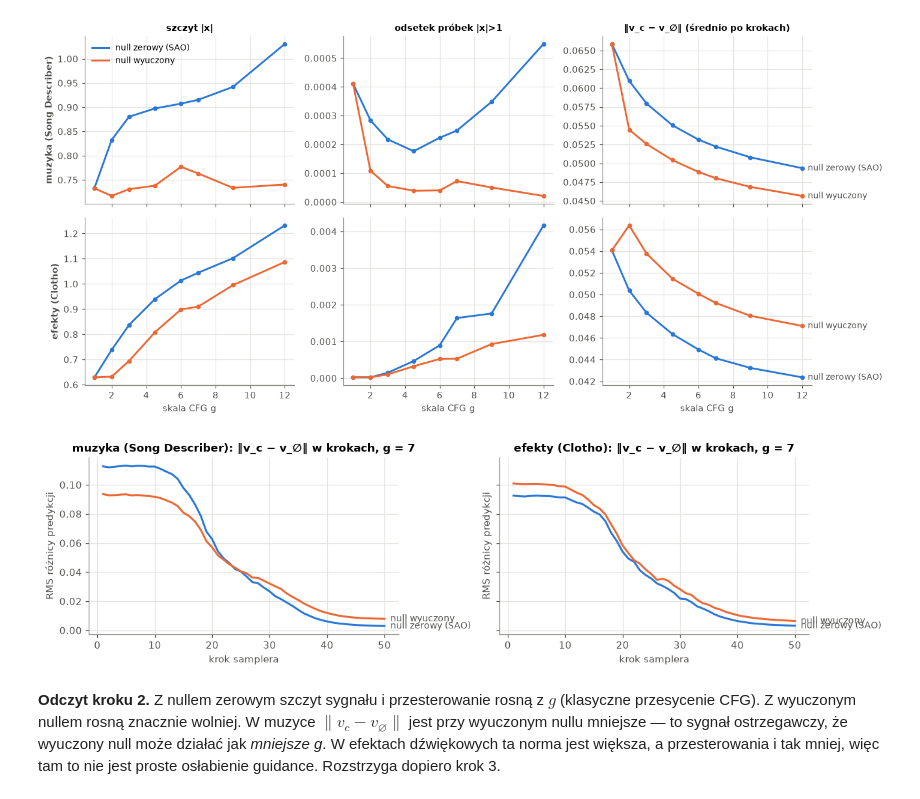
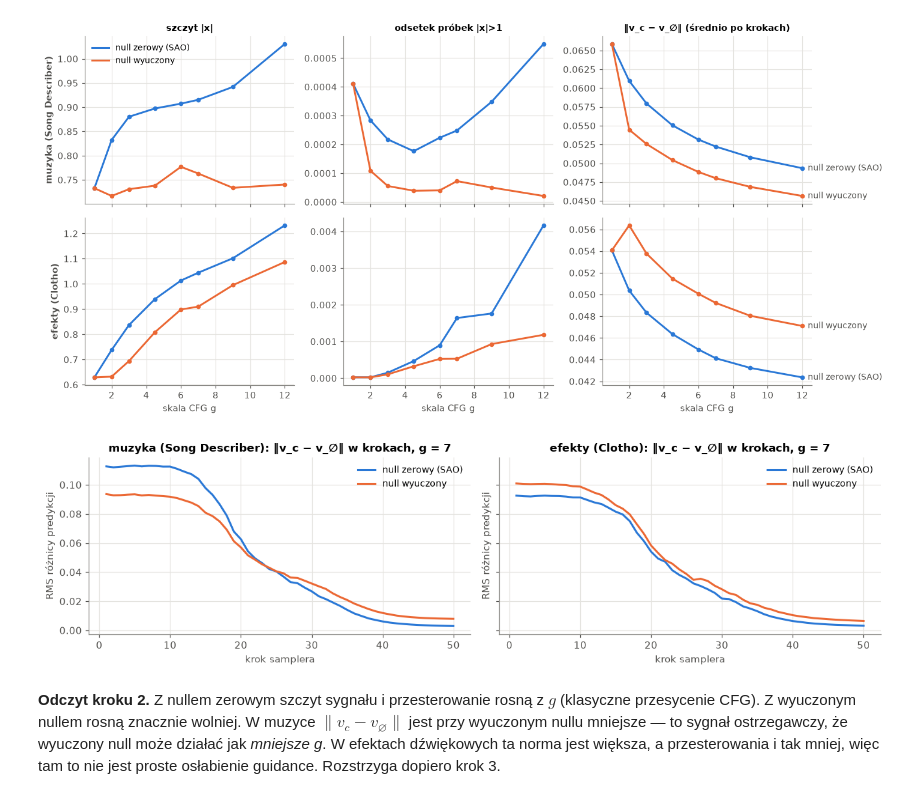
Before and after one commit to Nexonus/AudioCFG_WIMU_06_2026, a Jupyter notebook: notebooks/prototyp_audiocfg.ipynb, the cells around one changed output. Drawn from its saved outputs; the diff is of its cells as text; code cells hidden in the pictures.

```diff
--- a/notebooks/prototyp_audiocfg.ipynb
+++ b/notebooks/prototyp_audiocfg.ipynb
@@ -286,12 +268,13 @@ ax.plot(v.step, v.val_loss, color=COLORS["learned"], marker="o", ms=5)
 ax.set(title="Strata walidacyjna co 250 kroków", xlabel="krok", ylabel="v-loss (64 utwory)")
 
 ax = axes[2]
-lo, hi = diff.quantile([0.01, 0.99])
-ax.hist(diff.clip(lo, hi), bins=40, color=COLORS["learned"], alpha=0.85, edgecolor="white", linewidth=0.5)
-ax.axvline(0, color="#52514e", lw=1)
-ax.axvline(diff.mean(), color=COLORS["zero"], lw=1.5, ls="--")
-ax.annotate(f"średnia {diff.mean():+.5f}", (diff.mean(), ax.get_ylim()[1] * 0.9), xytext=(6, 0),
-            textcoords="offset points", fontsize=9, color="#52514e")
-ax.set(title="L(0) − L(N) per utwór walidacyjny", xlabel="różnica straty (>0 = wyuczony lepszy)", ylabel="liczba utworów")
+d = diff * 1e3
+lo, hi = d.quantile([0.01, 0.99])
+ax.hist(d.clip(lo, hi), bins=40, color=COLORS["learned"], alpha=0.85, edgecolor="white", linewidth=0.5)
+ax.axvline(0, color="#52514e", lw=1, label="brak różnicy")
+ax.axvline(d.mean(), color=COLORS["zero"], lw=1.5, ls="--", label=f"średnia {d.mean():+.2f}")
+ax.xaxis.set_major_locator(plt.MaxNLocator(6))
+ax.legend(frameon=False, fontsize=9)
+ax.set(title="L(0) − L(N) per utwór walidacyjny", xlabel="różnica straty ×10⁻³ (>0 = wyuczony lepszy)", ylabel="liczba utworów")
 fig.tight_layout()
 # %% [output]
@@ -336,15 +319,15 @@ fig.tight_layout()
 # %%
 fig, axes = plt.subplots(1, 2, figsize=(12, 3.4), sharey=True)
 for ax, domain in zip(axes, DOMAINS):
     for null in ("zero", "learned"):
         sub = clips[(clips.domain == domain) & (clips.null == null) & (clips.guidance == 7)]
         steps = np.stack(sub.guidance_rms.to_numpy())
-        ax.plot(np.arange(1, steps.shape[1] + 1), steps.mean(0), color=COLORS[null])
-        end_label(ax, [steps.shape[1]], [steps.mean(0)[-1]], null)
+        ax.plot(np.arange(1, steps.shape[1] + 1), steps.mean(0), color=COLORS[null], label=LABELS[null])
+    ax.legend(frameon=False, fontsize=9)
     ax.set(title=f"{DOMAINS[domain]}: ‖v_c − v_∅‖ w krokach, g = 7", xlabel="krok samplera", ylabel="RMS różnicy predykcji")
 fig.tight_layout()
 # %% [output]
-[figure, old version]
+[figure, new version]
 # %% [markdown]
 **Odczyt kroku 2.** Z nullem zerowym szczyt sygnału i przesterowanie rosną z $g$ (klasyczne przesycenie CFG). Z wyuczonym nullem rosną znacznie wolniej. W muzyce $\lVert v_c - v_\varnothing\rVert$ jest przy wyuczonym nullu mniejsze — to sygnał ostrzegawczy, że wyuczony null może działać jak *mniejsze g*. W efektach dźwiękowych ta norma jest większa, a przesterowania i tak mniej, więc tam to nie jest proste osłabienie guidance. Rozstrzyga dopiero krok 3.
 # %% [markdown]
```
Also changed, not shown: parts of 8 cells of this notebook.
